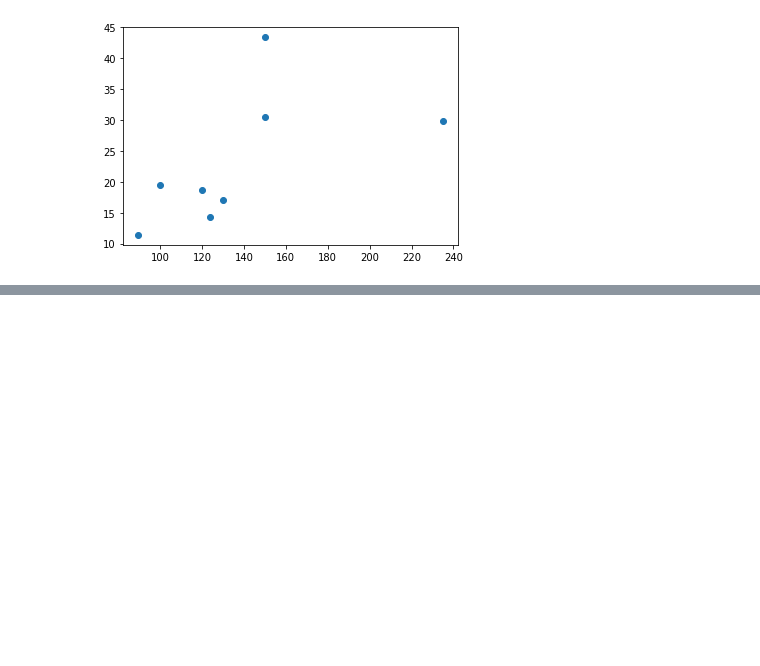
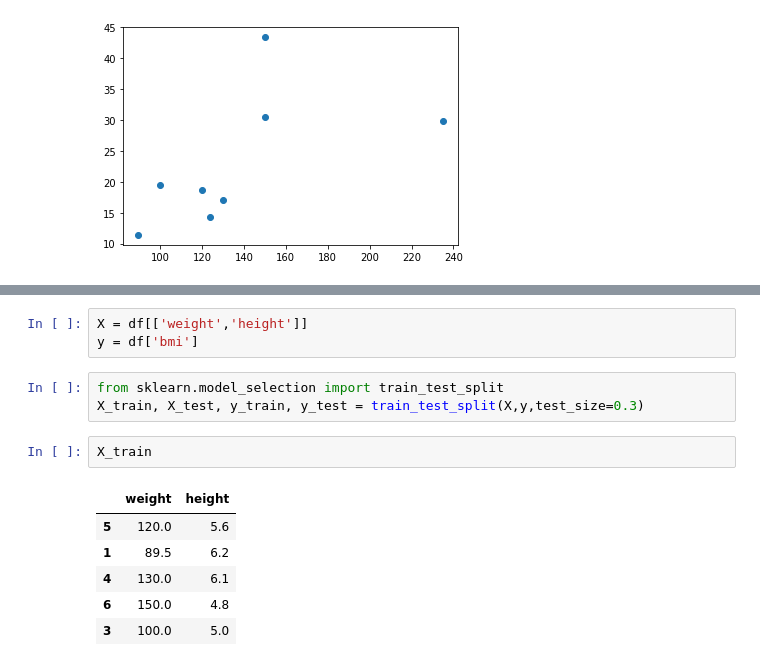
Before and after one commit to sanjibsinha/Machine-Learning-Primer, a Jupyter notebook: pm_ten.ipynb, the cells around one changed output, grey strips where cells are left out. Saved outputs shown, nothing was run; the diff lists cells and outputs as text; blank space fills up the shorter version.

```diff
--- a/pm_ten.ipynb
+++ b/pm_ten.ipynb
@@ -28,0 +34,15 @@ plt.scatter(df['weight'],df['bmi'])
+# %%
+X = df[['weight','height']]
+y = df['bmi']
+# %%
+from sklearn.model_selection import train_test_split
+X_train, X_test, y_train, y_test = train_test_split(X,y,test_size=0.3)
+# %%
+X_train
+# %% [output]
+|  | weight | height |
+| 5 | 120.0 | 5.6 |
+| 1 | 89.5 | 6.2 |
+| 4 | 130.0 | 6.1 |
+| 6 | 150.0 | 4.8 |
+| 3 | 100.0 | 5.0 |
```
Also changed, not shown: parts of 9 cells of this notebook.
